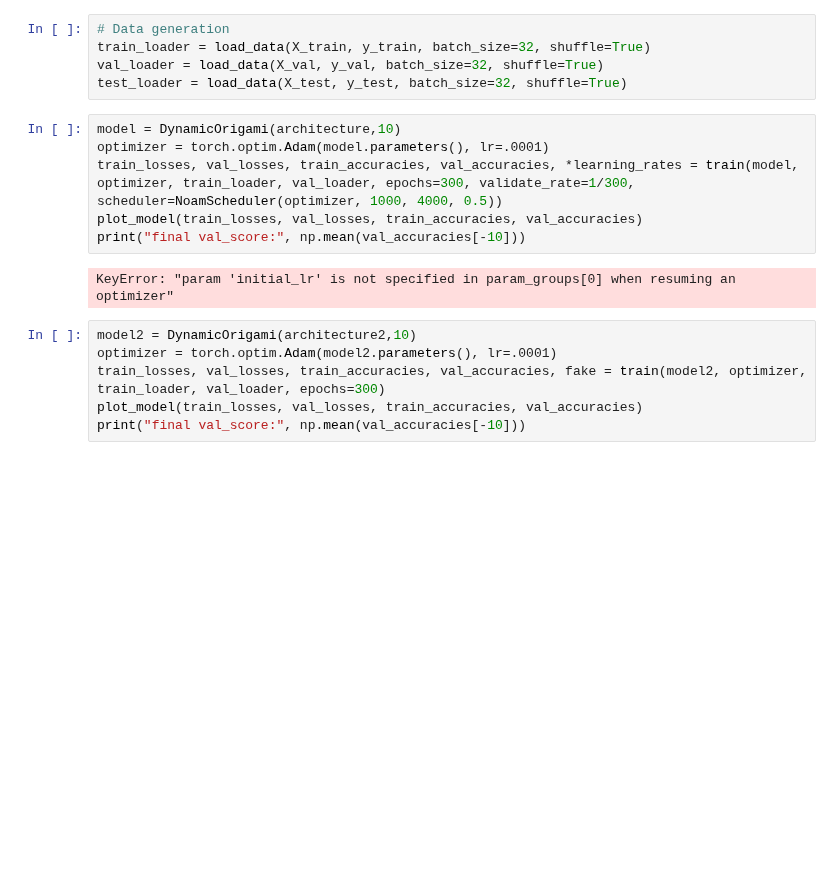
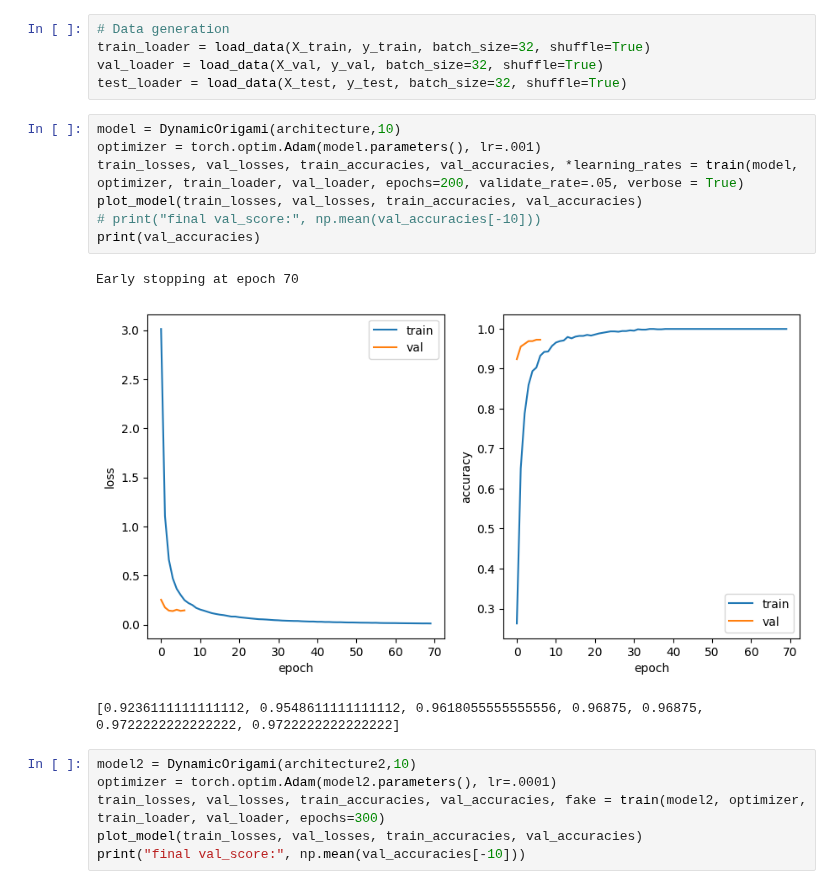
Before and after one commit to binDebug3/FoldAndCutNetworks, a Jupyter notebook: d-sam.ipynb, the cells around one changed output. Drawn from its saved outputs; the diff is of its cells as text; blank space fills up the shorter version.

Commit message:
early stopping

```diff
--- a/d-sam.ipynb
+++ b/d-sam.ipynb
@@ -108,12 +84,15 @@ val_loader = load_data(X_val, y_val, batch_size=32, shuffle=True)
 test_loader = load_data(X_test, y_test, batch_size=32, shuffle=True)
 # %%
 model = DynamicOrigami(architecture,10)
-optimizer = torch.optim.Adam(model.parameters(), lr=.0001)
-train_losses, val_losses, train_accuracies, val_accuracies, *learning_rates = train(model, optimizer, train_loader, val_loader, epochs=300, validate_rate=1/300, scheduler=NoamScheduler(optimizer, 1000, 4000, 0.5))
+optimizer = torch.optim.Adam(model.parameters(), lr=.001)
+train_losses, val_losses, train_accuracies, val_accuracies, *learning_rates = train(model, optimizer, train_loader, val_loader, epochs=200, validate_rate=.05, verbose = True)
 plot_model(train_losses, val_losses, train_accuracies, val_accuracies)
-print("final val_score:", np.mean(val_accuracies[-10]))
+# print("final val_score:", np.mean(val_accuracies[-10]))
+print(val_accuracies)
 # %% [output]
-KeyError: "param 'initial_lr' is not specified in param_groups[0] when resuming an optimizer"
+Early stopping at epoch 70
+[figure, added]
+[0.9236111111111112, 0.9548611111111112, 0.9618055555555556, 0.96875, 0.96875, 0.9722222222222222, 0.9722222222222222]
 # %%
 model2 = DynamicOrigami(architecture2,10)
 optimizer = torch.optim.Adam(model2.parameters(), lr=.0001)
```
Also changed, not shown: parts of 1 cell of this notebook, 1 other file.
